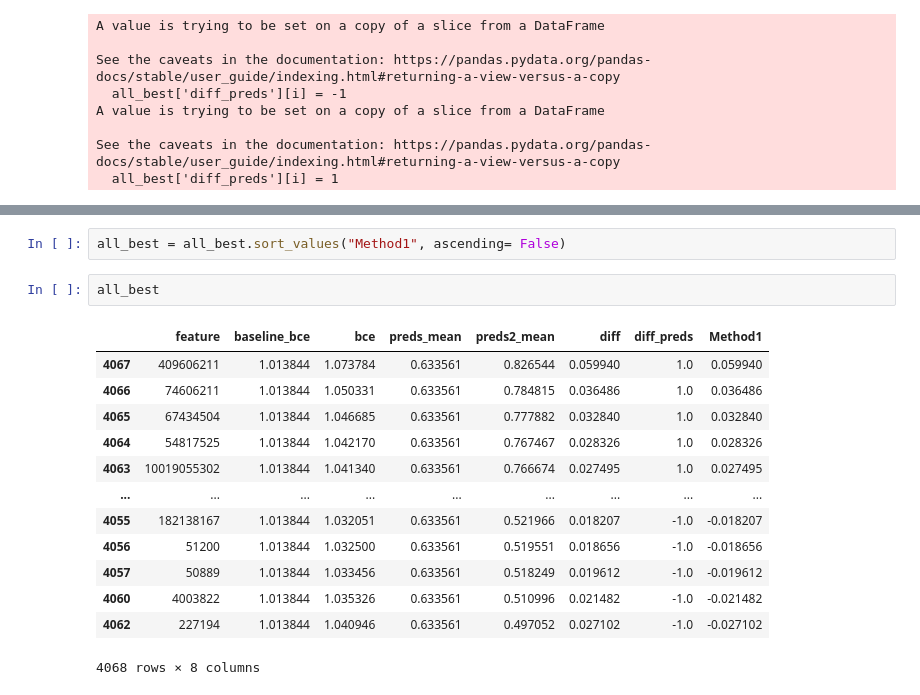
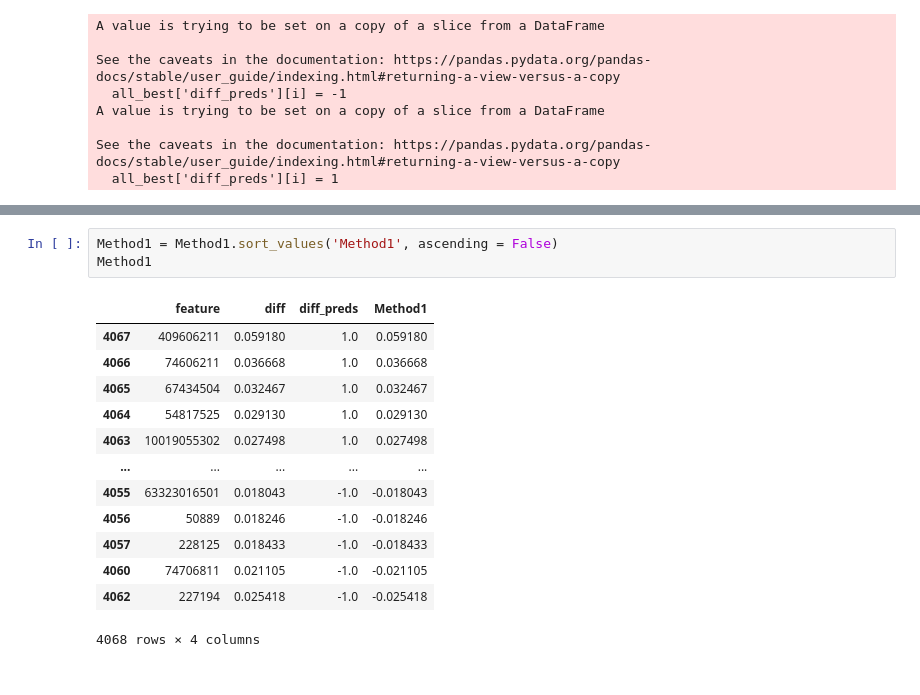
Before and after one commit to GaYounKoh/DSML_re, a Jupyter notebook: Method1, ReLU, sign.ipynb, the cells around one changed output, grey strips where cells are left out. Drawn from its saved outputs; the diff is of its cells as text.

```diff
--- a/Method1, ReLU, sign.ipynb
+++ b/Method1, ReLU, sign.ipynb
@@ -218,18 +303,17 @@ all_best
 # %%
-all_best = all_best.sort_values("Method1", ascending= False)
+Method1 = Method1.sort_values('Method1', ascending = False)
+Method1
+# %% [output]
+|  | feature | diff | diff_preds | Method1 |
+| 4067 | 409606211 | 0.059180 | 1.0 | 0.059180 |
+| 4066 | 74606211 | 0.036668 | 1.0 | 0.036668 |
+| 4065 | 67434504 | 0.032467 | 1.0 | 0.032467 |
+| 4064 | 54817525 | 0.029130 | 1.0 | 0.029130 |
+| 4063 | 10019055302 | 0.027498 | 1.0 | 0.027498 |
+| ... | ... | ... | ... | ... |
+| 4055 | 63323016501 | 0.018043 | -1.0 | -0.018043 |
+| 4056 | 50889 | 0.018246 | -1.0 | -0.018246 |
+| 4057 | 228125 | 0.018433 | -1.0 | -0.018433 |
+| 4060 | 74706811 | 0.021105 | -1.0 | -0.021105 |
+| 4062 | 227194 | 0.025418 | -1.0 | -0.025418 |
+4068 rows × 4 columns
-# %%
-all_best
-# %% [output]
-|  | feature | baseline_bce | bce | preds_mean | preds2_mean | diff | diff_preds | Method1 |
-| 4067 | 409606211 | 1.013844 | 1.073784 | 0.633561 | 0.826544 | 0.059940 | 1.0 | 0.059940 |
-| 4066 | 74606211 | 1.013844 | 1.050331 | 0.633561 | 0.784815 | 0.036486 | 1.0 | 0.036486 |
-| 4065 | 67434504 | 1.013844 | 1.046685 | 0.633561 | 0.777882 | 0.032840 | 1.0 | 0.032840 |
-| 4064 | 54817525 | 1.013844 | 1.042170 | 0.633561 | 0.767467 | 0.028326 | 1.0 | 0.028326 |
-| 4063 | 10019055302 | 1.013844 | 1.041340 | 0.633561 | 0.766674 | 0.027495 | 1.0 | 0.027495 |
-| ... | ... | ... | ... | ... | ... | ... | ... | ... |
-| 4055 | 182138167 | 1.013844 | 1.032051 | 0.633561 | 0.521966 | 0.018207 | -1.0 | -0.018207 |
-| 4056 | 51200 | 1.013844 | 1.032500 | 0.633561 | 0.519551 | 0.018656 | -1.0 | -0.018656 |
-| 4057 | 50889 | 1.013844 | 1.033456 | 0.633561 | 0.518249 | 0.019612 | -1.0 | -0.019612 |
-| 4060 | 4003822 | 1.013844 | 1.035326 | 0.633561 | 0.510996 | 0.021482 | -1.0 | -0.021482 |
-| 4062 | 227194 | 1.013844 | 1.040946 | 0.633561 | 0.497052 | 0.027102 | -1.0 | -0.027102 |
-4068 rows × 8 columns
```
Also changed, not shown: parts of 15 cells of this notebook.
